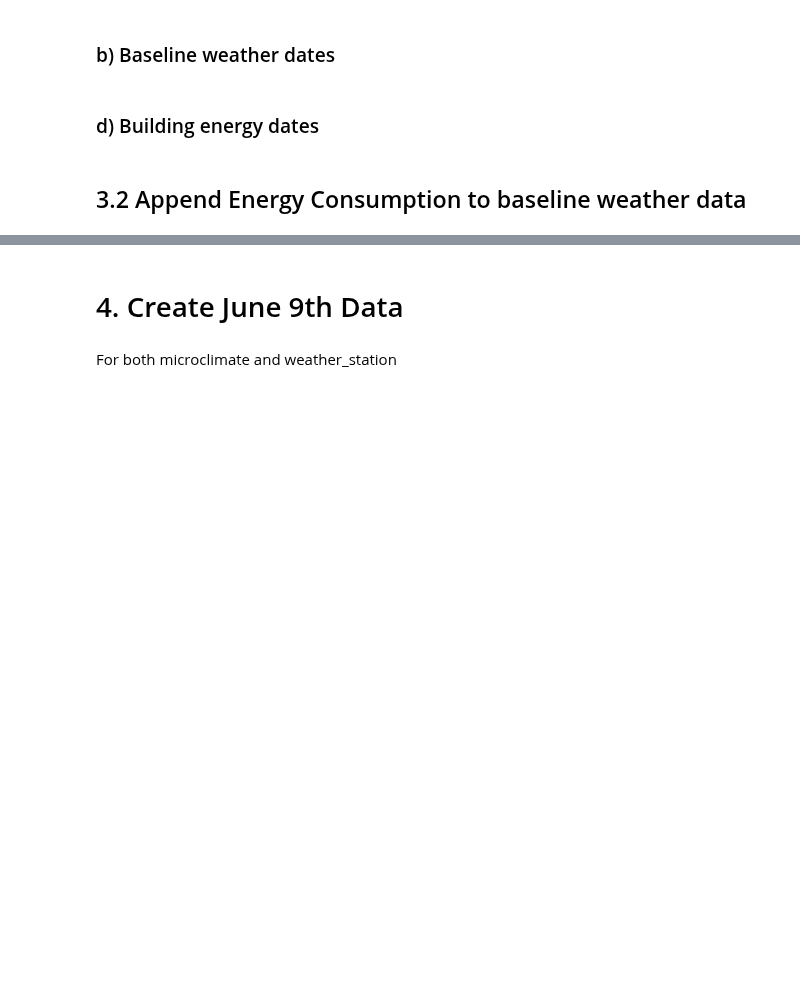
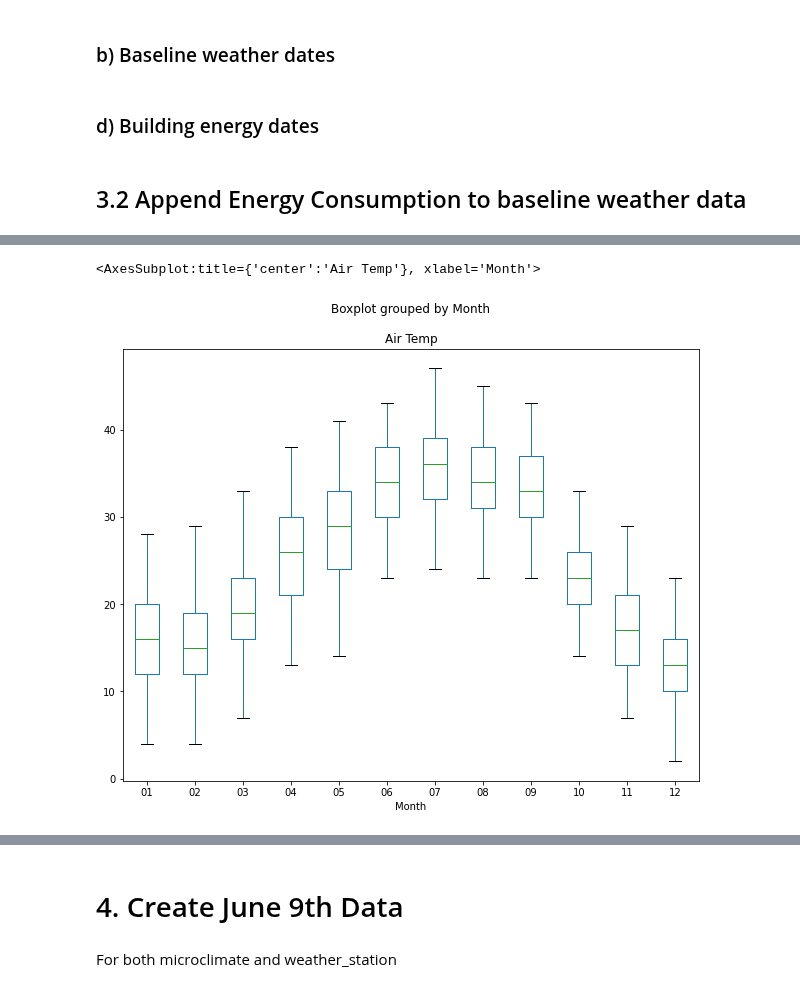
Before and after one commit to freecode23/microclimate-effects, a Jupyter notebook: RF_Model.ipynb, the cells around one changed output, grey strips where cells are left out. Saved outputs shown, nothing was run; the diff lists cells and outputs as text; code cells hidden in the pictures; blank space fills up the shorter version.

Commit message:
add monthly boxplot

```diff
--- a/RF_Model.ipynb
+++ b/RF_Model.ipynb
@@ -294,0 +309,5 @@ baseline_df = baseline_df[['Month','Time','Month_num', 'Hour_num', 'Minute_num',
+# %%
+baseline_df.boxplot(by ='Month', column =['Air Temp'], grid = False, figsize = (10, 8))
+# %% [output]
+<AxesSubplot:title={'center':'Air Temp'}, xlabel='Month'>
+[figure, added]
```
Also changed, not shown: parts of 15 cells of this notebook, 6 other files.
